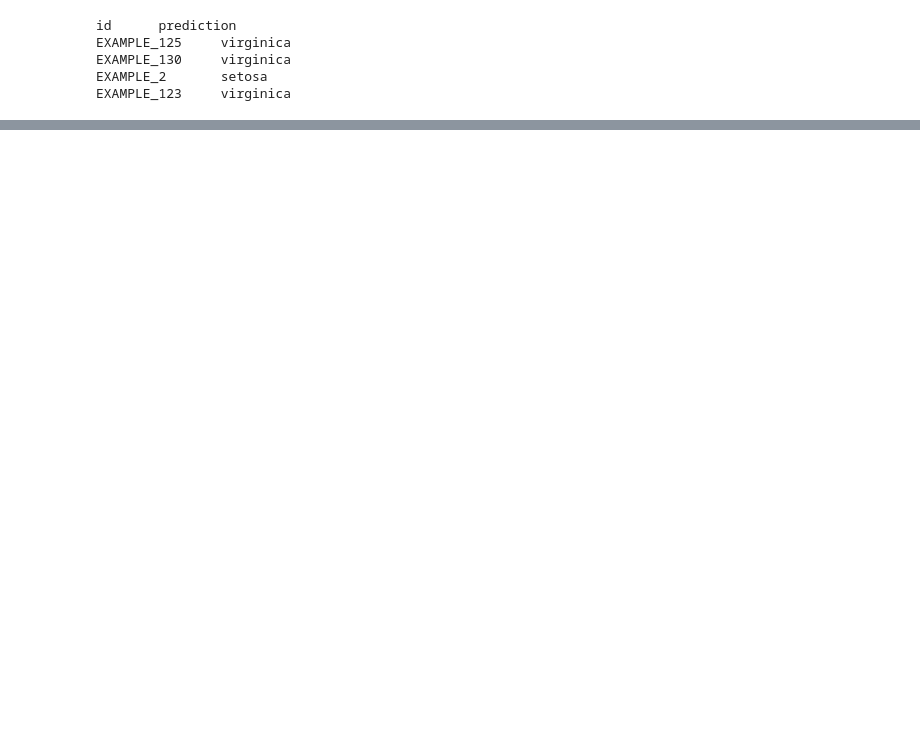
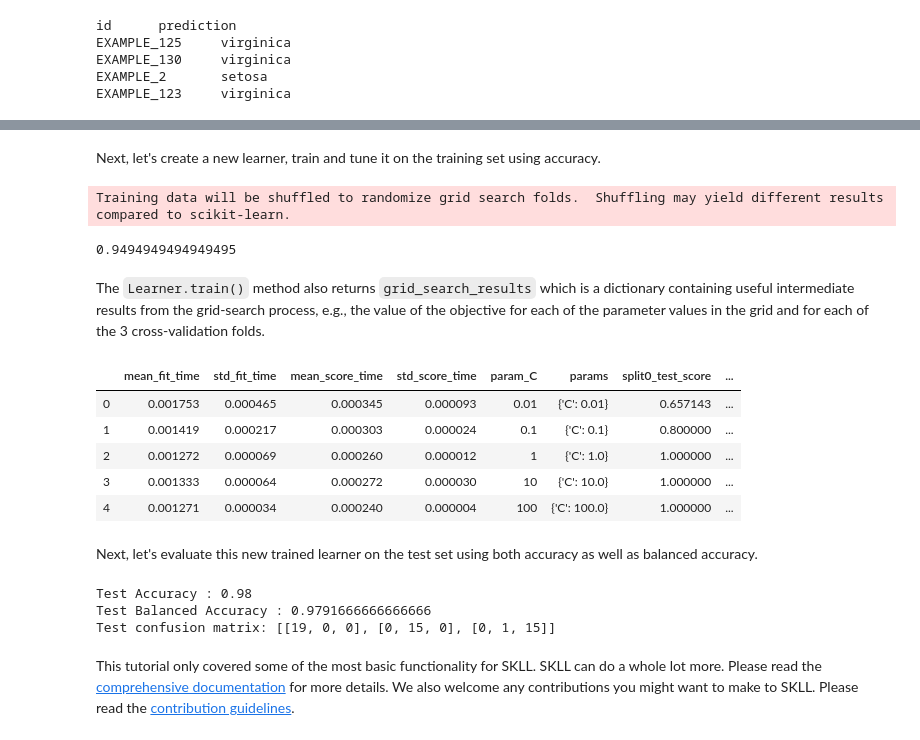
Before and after one commit to EducationalTestingService/skll, a Jupyter notebook: examples/Tutorial.ipynb, the cells around one changed output, grey strips where cells are left out. Drawn from its saved outputs; the diff is of its cells as text; code cells hidden in the pictures; blank space fills up the shorter version.

Commit message:
Clean up tutorial notebook
- Improve and add descriptions of steps.
- Add numbering to section headers.

```diff
--- a/examples/Tutorial.ipynb
+++ b/examples/Tutorial.ipynb
@@ -462,0 +328,10 @@ print(conf_matrix)
+# %%
+from skll.data import Reader
+
+train_examples_reader = Reader.for_path('iris/train/example_iris_features.jsonlines')
+test_examples_reader = Reader.for_path('iris/test/example_iris_features.jsonlines')
+
+train_examples = train_examples_reader.read()
+test_examples = test_examples_reader.read()
+
+test_examples
@@ -462,0 +358,5 @@ print(conf_matrix)
+# %%
+from skll import Learner
+
+learner = Learner.from_file('iris/output/Iris_CV_example_iris_LogisticRegression_fold1.model')
+learner.predict(test_examples, class_labels=True)
@@ -462,0 +374,40 @@ print(conf_matrix)
+# %% [markdown]
+Next, let's create a new learner, train and tune it on the training set using accuracy.
+# %%
+# create a new Linear SVM learner with custom hyper-parameters that will be passed to scikit-learn
+new_learner = Learner('LinearSVC', model_kwargs = {'max_iter': 1000})
+best_objective_value, grid_search_results = learner.train(train_examples, grid_objective='accuracy')
+best_objective_value
+# %% [output]
+Training data will be shuffled to randomize grid search folds.  Shuffling may yield different results compared to scikit-learn.
+0.9494949494949495
+# %% [markdown]
+The `Learner.train()` method also returns `grid_search_results` which is a dictionary containing useful intermediate results from the grid-search process, e.g., the value of the objective for each of the parameter values in the grid and for each of the 3 cross-validation folds.
+# %%
+pd.DataFrame(grid_search_results)
+# %% [output]
+|  | mean_fit_time | std_fit_time | mean_score_time | std_score_time | param_C | params | split0_test_score | ... |
+| 0 | 0.001753 | 0.000465 | 0.000345 | 0.000093 | 0.01 | {'C': 0.01} | 0.657143 | ... |
+| 1 | 0.001419 | 0.000217 | 0.000303 | 0.000024 | 0.1 | {'C': 0.1} | 0.800000 | ... |
+| 2 | 0.001272 | 0.000069 | 0.000260 | 0.000012 | 1 | {'C': 1.0} | 1.000000 | ... |
+| 3 | 0.001333 | 0.000064 | 0.000272 | 0.000030 | 10 | {'C': 10.0} | 1.000000 | ... |
+| 4 | 0.001271 | 0.000034 | 0.000240 | 0.000004 | 100 | {'C': 100.0} | 1.000000 | ... |
+# %% [markdown]
+Next, let's evaluate this new trained learner on the test set using both accuracy as well as balanced accuracy.
+# %%
+(conf_matrix,
+ accuracy,
+ prf_dict,
+ model_params,
+ obj_score,
+ metric_scores) = learner.evaluate(test_examples, grid_objective='accuracy', output_metrics=['balanced_accuracy'])
+
+print('Test Accuracy : {}'.format(obj_score))
+print('Test Balanced Accuracy : {}'.format(metric_scores['balanced_accuracy']))
+print('Test confusion matrix: {}'.format(conf_matrix))
+# %% [output]
+Test Accuracy : 0.98
+Test Balanced Accuracy : 0.9791666666666666
+Test confusion matrix: [[19, 0, 0], [0, 15, 0], [0, 1, 15]]
+# %% [markdown]
+This tutorial only covered some of the most basic functionality for SKLL. SKLL can do a whole lot more. Please read the [comprehensive documentation](https://skll.readthedocs.io) for more details. We also welcome any contributions you might want to make to SKLL. Please read the [contribution guidelines](https://skll.readthedocs.io/en/latest/contributing.html).
```
Also changed, not shown: parts of 70 cells of this notebook.
